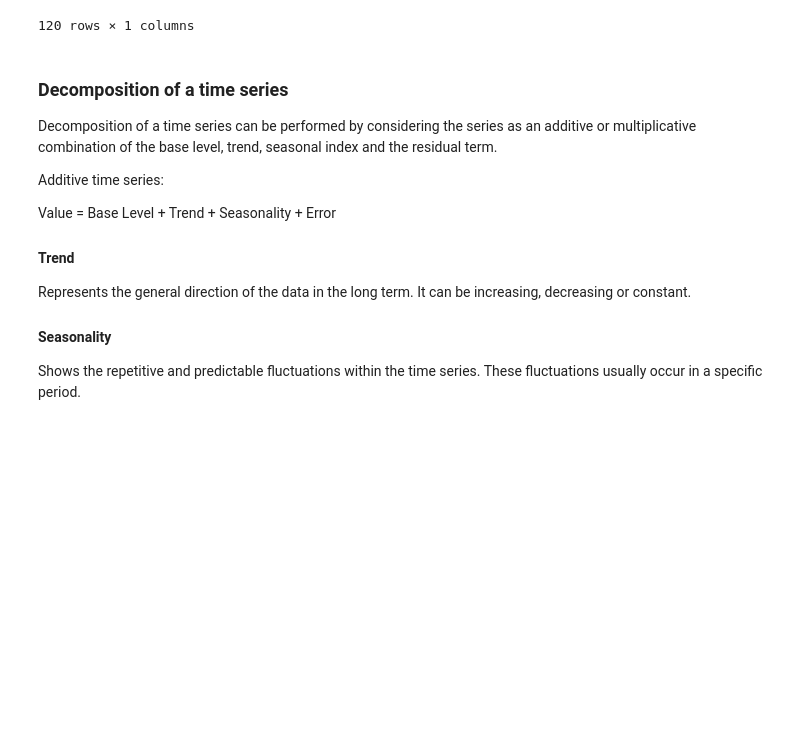
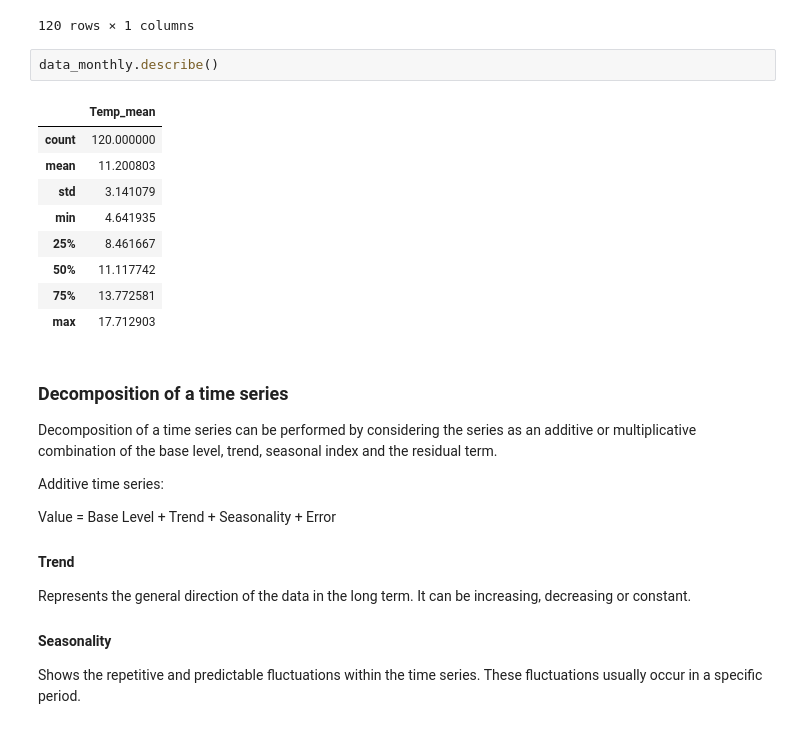
Before and after one commit to jorge-hoyos-a/technical-test-ds-argos, a Jupyter notebook: code/time_series_exercise.ipynb, the cells around one changed output. Saved outputs shown, nothing was run; the diff lists cells and outputs as text; blank space fills up the shorter version.

```diff
--- a/code/time_series_exercise.ipynb
+++ b/code/time_series_exercise.ipynb
@@ -172,6 +162,18 @@ data_monthly
 | 1990-11-01 | 12.656667 |
 | 1990-12-01 | 14.367742 |
 120 rows × 1 columns
+# %%
+data_monthly.describe()
+# %% [output]
+|  | Temp_mean |
+| count | 120.000000 |
+| mean | 11.200803 |
+| std | 3.141079 |
+| min | 4.641935 |
+| 25% | 8.461667 |
+| 50% | 11.117742 |
+| 75% | 13.772581 |
+| max | 17.712903 |
 # %% [markdown]
 ### **Decomposition of a time series**
 Decomposition of a time series can be performed by considering the series as an additive or multiplicative combination of the base level, trend, seasonal index and the residual term.<br>
```
Also changed, not shown: parts of 1 cell of this notebook.
